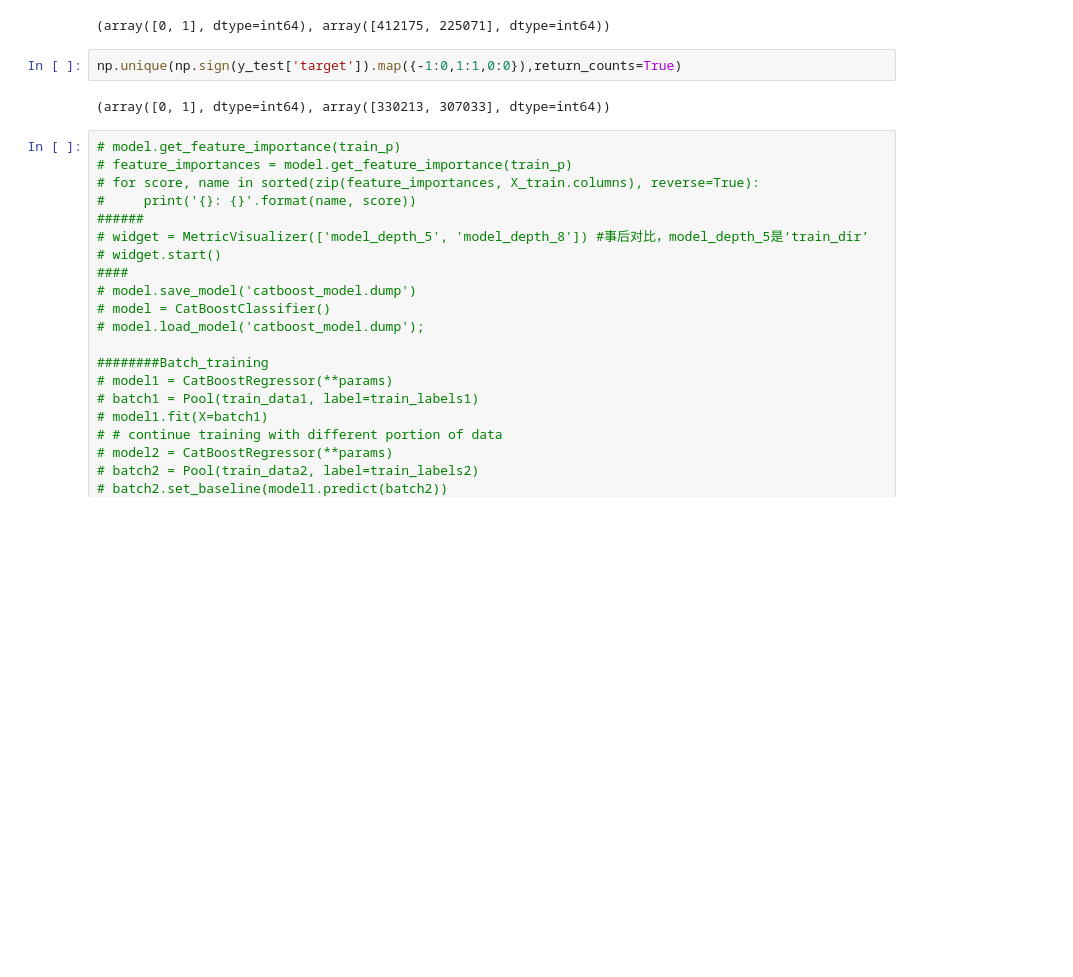
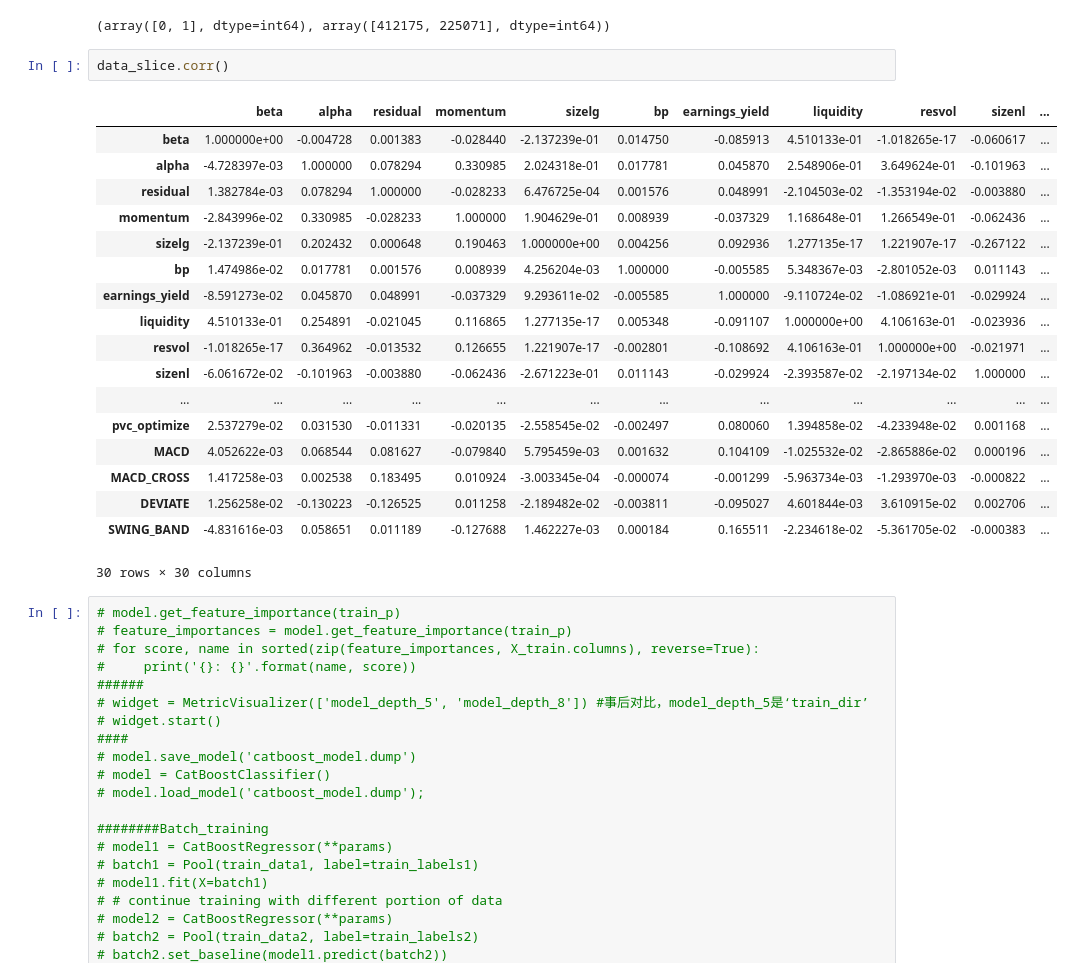
Before and after one commit to kaikai03/IndicatorLab, a Jupyter notebook: analysis_preliminary/boost_test.ipynb, the cells around one changed output. Saved outputs shown, nothing was run; the diff lists cells and outputs as text; blank space fills up the shorter version.

```diff
--- a/analysis_preliminary/boost_test.ipynb
+++ b/analysis_preliminary/boost_test.ipynb
@@ -271,9 +267,26 @@ np.unique(y_pred,return_counts=True)
 # %% [output]
 (array([0, 1], dtype=int64), array([412175, 225071], dtype=int64))
 # %%
-np.unique(np.sign(y_test['target']).map({-1:0,1:1,0:0}),return_counts=True)
+data_slice.corr()
 # %% [output]
+|  | beta | alpha | residual | momentum | sizelg | bp | earnings_yield | liquidity | resvol | sizenl | ... |
+| beta | 1.000000e+00 | -0.004728 | 0.001383 | -0.028440 | -2.137239e-01 | 0.014750 | -0.085913 | 4.510133e-01 | -1.018265e-17 | -0.060617 | ... |
+| alpha | -4.728397e-03 | 1.000000 | 0.078294 | 0.330985 | 2.024318e-01 | 0.017781 | 0.045870 | 2.548906e-01 | 3.649624e-01 | -0.101963 | ... |
+| residual | 1.382784e-03 | 0.078294 | 1.000000 | -0.028233 | 6.476725e-04 | 0.001576 | 0.048991 | -2.104503e-02 | -1.353194e-02 | -0.003880 | ... |
+| momentum | -2.843996e-02 | 0.330985 | -0.028233 | 1.000000 | 1.904629e-01 | 0.008939 | -0.037329 | 1.168648e-01 | 1.266549e-01 | -0.062436 | ... |
+| sizelg | -2.137239e-01 | 0.202432 | 0.000648 | 0.190463 | 1.000000e+00 | 0.004256 | 0.092936 | 1.277135e-17 | 1.221907e-17 | -0.267122 | ... |
+| bp | 1.474986e-02 | 0.017781 | 0.001576 | 0.008939 | 4.256204e-03 | 1.000000 | -0.005585 | 5.348367e-03 | -2.801052e-03 | 0.011143 | ... |
+| earnings_yield | -8.591273e-02 | 0.045870 | 0.048991 | -0.037329 | 9.293611e-02 | -0.005585 | 1.000000 | -9.110724e-02 | -1.086921e-01 | -0.029924 | ... |
+| liquidity | 4.510133e-01 | 0.254891 | -0.021045 | 0.116865 | 1.277135e-17 | 0.005348 | -0.091107 | 1.000000e+00 | 4.106163e-01 | -0.023936 | ... |
+| resvol | -1.018265e-17 | 0.364962 | -0.013532 | 0.126655 | 1.221907e-17 | -0.002801 | -0.108692 | 4.106163e-01 | 1.000000e+00 | -0.021971 | ... |
+| sizenl | -6.061672e-02 | -0.101963 | -0.003880 | -0.062436 | -2.671223e-01 | 0.011143 | -0.029924 | -2.393587e-02 | -2.197134e-02 | 1.000000 | ... |
+| ... | ... | ... | ... | ... | ... | ... | ... | ... | ... | ... | ... |
+| pvc_optimize | 2.537279e-02 | 0.031530 | -0.011331 | -0.020135 | -2.558545e-02 | -0.002497 | 0.080060 | 1.394858e-02 | -4.233948e-02 | 0.001168 | ... |
+| MACD | 4.052622e-03 | 0.068544 | 0.081627 | -0.079840 | 5.795459e-03 | 0.001632 | 0.104109 | -1.025532e-02 | -2.865886e-02 | 0.000196 | ... |
+| MACD_CROSS | 1.417258e-03 | 0.002538 | 0.183495 | 0.010924 | -3.003345e-04 | -0.000074 | -0.001299 | -5.963734e-03 | -1.293970e-03 | -0.000822 | ... |
+| DEVIATE | 1.256258e-02 | -0.130223 | -0.126525 | 0.011258 | -2.189482e-02 | -0.003811 | -0.095027 | 4.601844e-03 | 3.610915e-02 | 0.002706 | ... |
+| SWING_BAND | -4.831616e-03 | 0.058651 | 0.011189 | -0.127688 | 1.462227e-03 | 0.000184 | 0.165511 | -2.234618e-02 | -5.361705e-02 | -0.000383 | ... |
-(array([0, 1], dtype=int64), array([330213, 307033], dtype=int64))
+30 rows × 30 columns
 # %%
 # model.get_feature_importance(train_p)
 # feature_importances = model.get_feature_importance(train_p)
```
Also changed, not shown: parts of 6 cells of this notebook, 3 other files.
